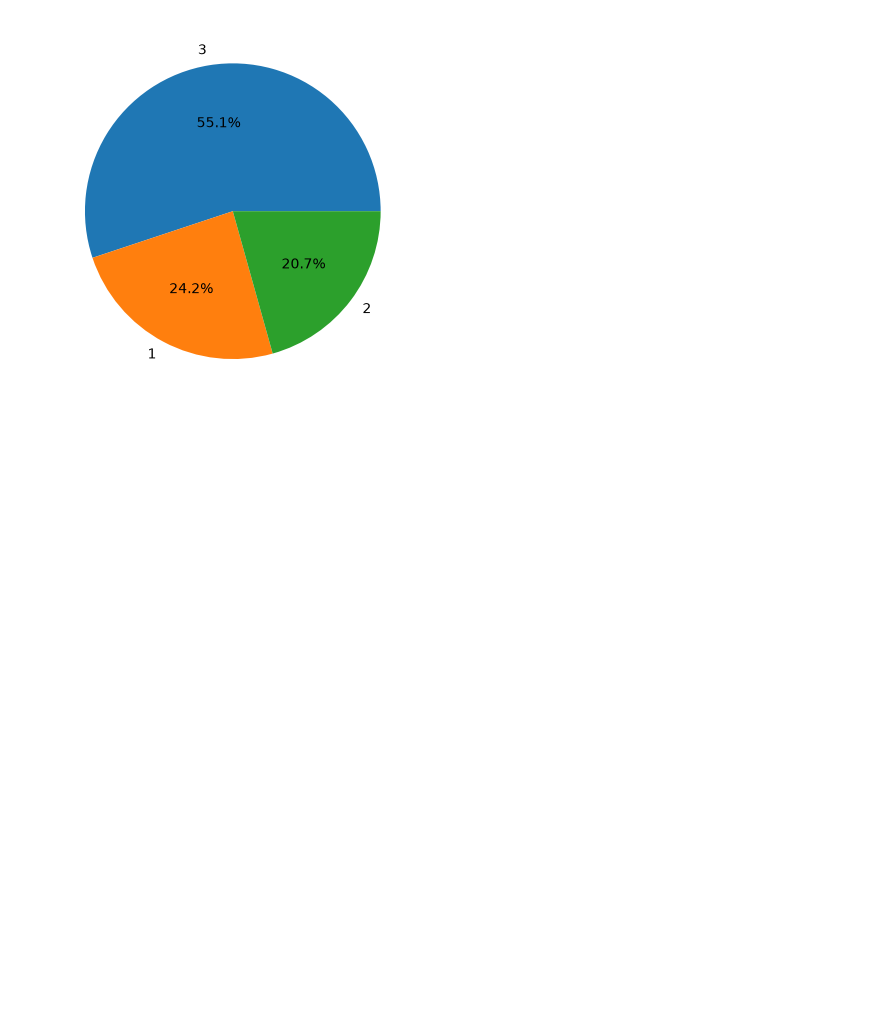
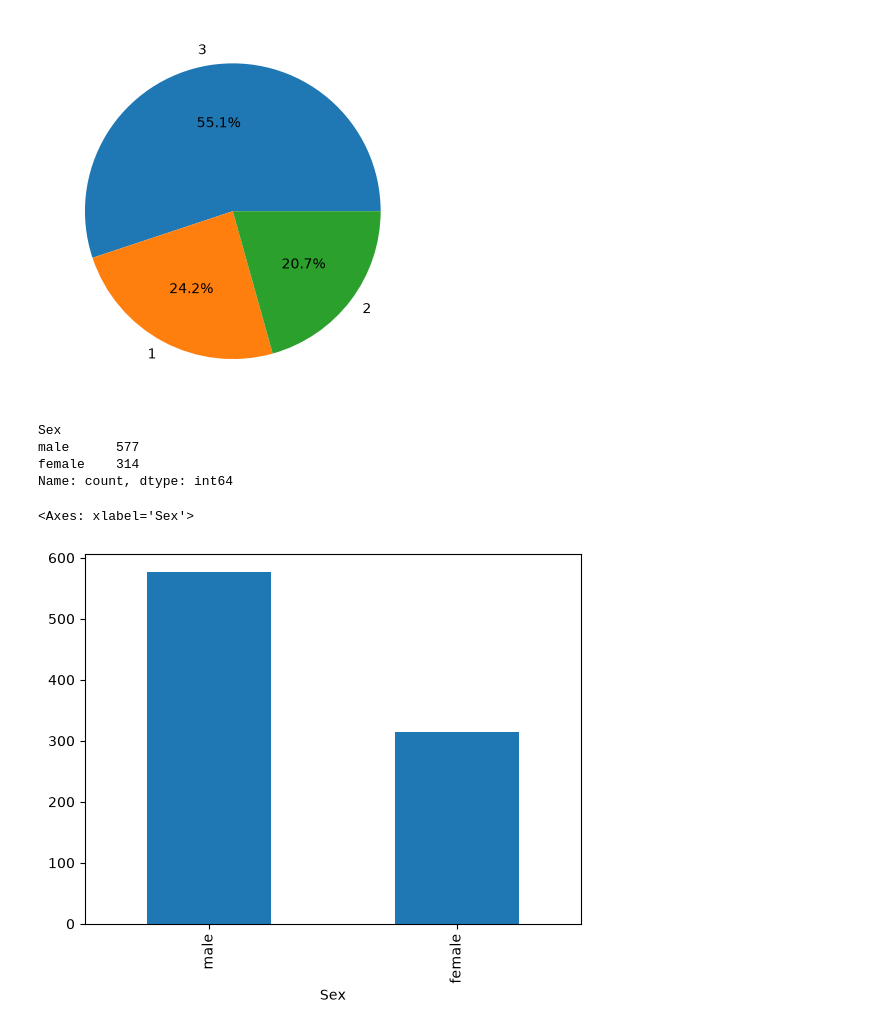
Before and after one commit to encara-pranjal/python, a Jupyter notebook: EDA/titanic.ipynb, the cells around one changed output. Saved outputs shown, nothing was run; the diff lists cells and outputs as text; code cells hidden in the pictures; blank space fills up the shorter version.

```diff
--- a/EDA/titanic.ipynb
+++ b/EDA/titanic.ipynb
@@ -153,3 +153,15 @@ df['Pclass'].value_counts().plot(kind='pie',autopct='%0.1f%%')
 # %% [output]
 <Axes: >
 [figure]
+# %%
+df["Sex"].value_counts()
+# %% [output]
+Sex
+male      577
+female    314
+Name: count, dtype: int64
+# %%
+df['Sex'].value_counts().plot(kind='bar')
+# %% [output]
+<Axes: xlabel='Sex'>
+[figure, added]
```
Also changed, not shown: parts of 6 cells of this notebook.
